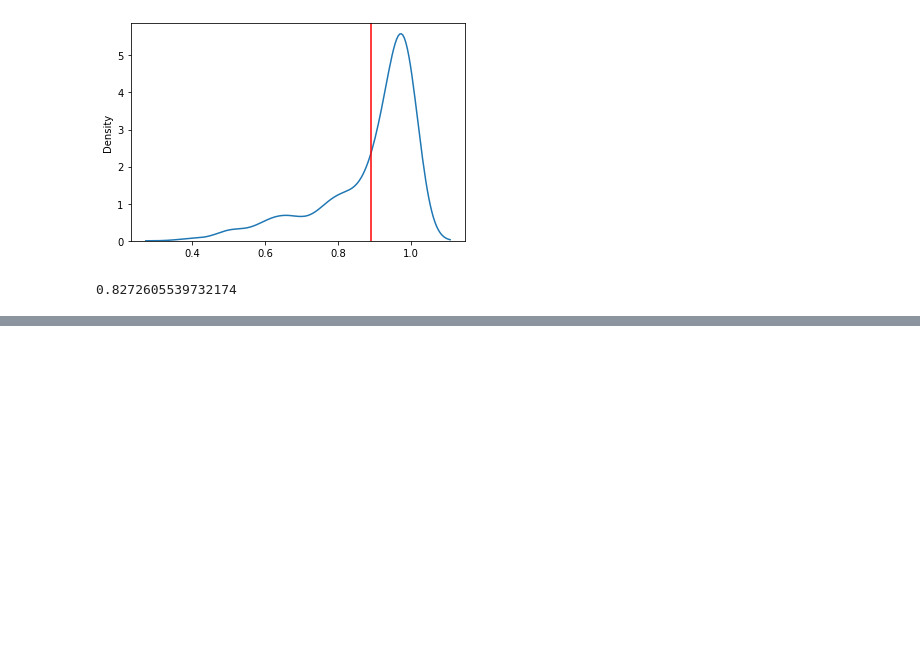
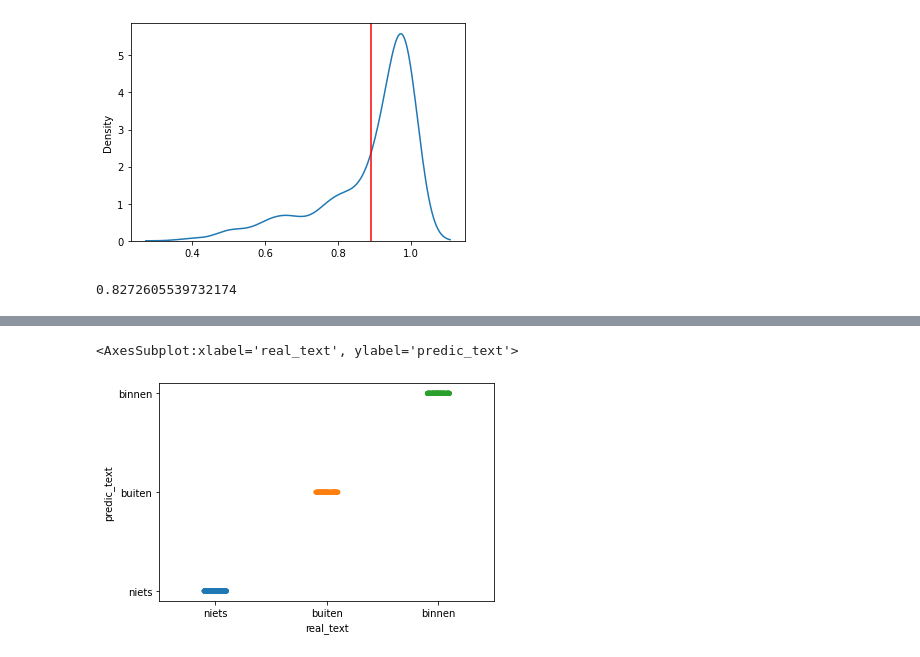
Before and after one commit to BartDePaepeHogent/machine_learning_musti, a Jupyter notebook: musti.ipynb, the cells around one changed output, grey strips where cells are left out. Saved outputs shown, nothing was run; the diff lists cells and outputs as text; code cells hidden in the pictures; blank space fills up the shorter version.

```diff
--- a/musti.ipynb
+++ b/musti.ipynb
@@ -208,0 +248,5 @@ np.quantile(proba_np_array, 0.25)
+# %%
+sns.stripplot(x="real_text", y="predic_text", data = test_frame)
+# %% [output]
+<AxesSubplot:xlabel='real_text', ylabel='predic_text'>
+[figure, added]
```
Also changed, not shown: parts of 3 cells of this notebook, 1 other file.
